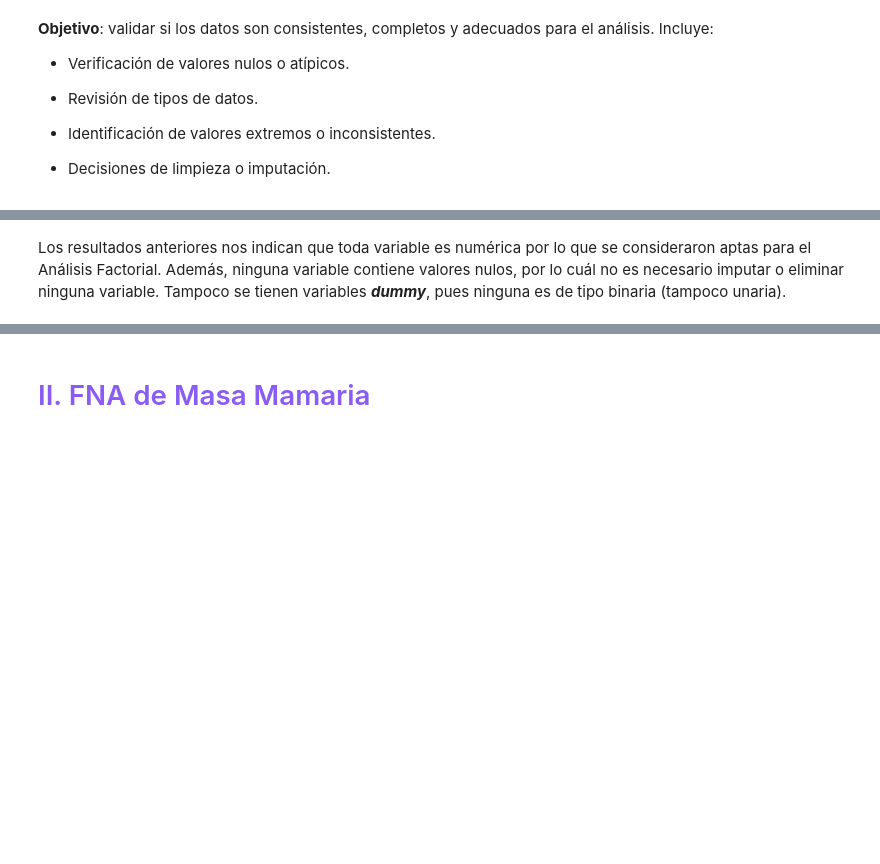
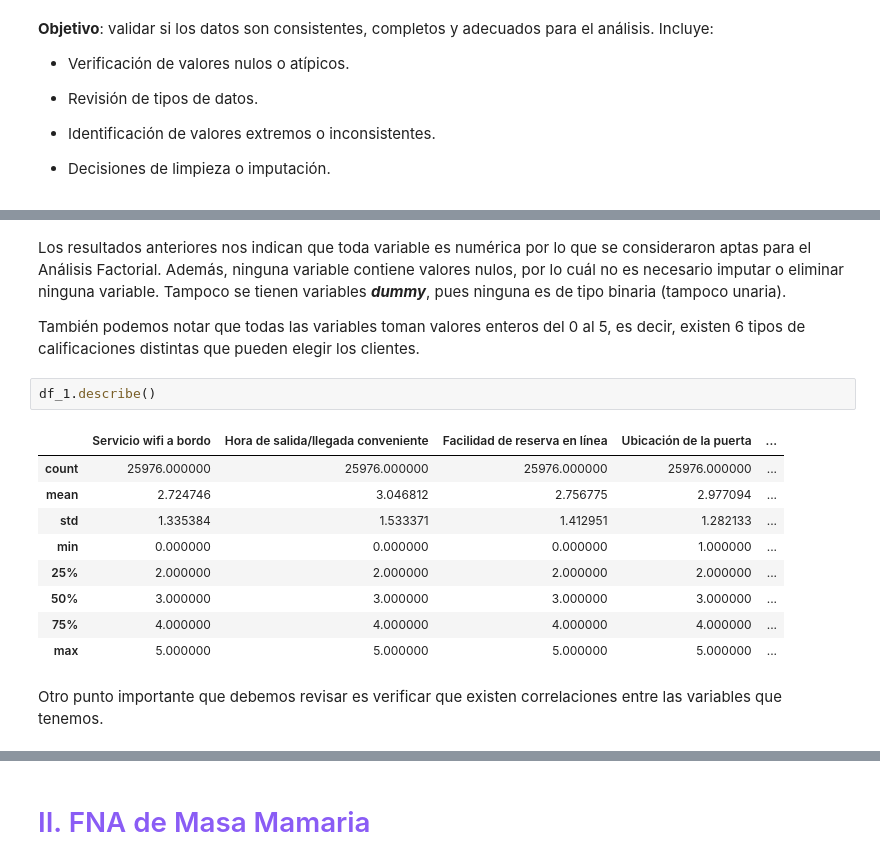
Before and after one commit to AuriRaven/Unsupervised_Learning, a Jupyter notebook: Practica_1.ipynb, the cells around one changed output, grey strips where cells are left out. Saved outputs shown, nothing was run; the diff lists cells and outputs as text; blank space fills up the shorter version.

```diff
--- a/Practica_1.ipynb
+++ b/Practica_1.ipynb
@@ -67,2 +83,18 @@ dtype: int64
 # %% [markdown]
 Los resultados anteriores nos indican que toda variable es numérica por lo que se consideraron aptas para el Análisis Factorial. Además, ninguna variable contiene valores nulos, por lo cuál no es necesario imputar o eliminar ninguna variable. Tampoco se tienen variables ***dummy***, pues ninguna es de tipo binaria (tampoco unaria).
+
+También podemos notar que todas las variables toman valores enteros del 0 al 5, es decir, existen 6 tipos de calificaciones distintas que pueden elegir los clientes.
+# %%
+df_1.describe()
+# %% [output]
+|  | Servicio wifi a bordo | Hora de salida/llegada conveniente | Facilidad de reserva en línea | Ubicación de la puerta | ... |
+| count | 25976.000000 | 25976.000000 | 25976.000000 | 25976.000000 | ... |
+| mean | 2.724746 | 3.046812 | 2.756775 | 2.977094 | ... |
+| std | 1.335384 | 1.533371 | 1.412951 | 1.282133 | ... |
+| min | 0.000000 | 0.000000 | 0.000000 | 1.000000 | ... |
+| 25% | 2.000000 | 2.000000 | 2.000000 | 2.000000 | ... |
+| 50% | 3.000000 | 3.000000 | 3.000000 | 3.000000 | ... |
+| 75% | 4.000000 | 4.000000 | 4.000000 | 4.000000 | ... |
+| max | 5.000000 | 5.000000 | 5.000000 | 5.000000 | ... |
+# %% [markdown]
+Otro punto importante que debemos revisar es verificar que existen correlaciones entre las variables que tenemos.
```
Also changed, not shown: parts of 20 cells of this notebook, 1 other file.
